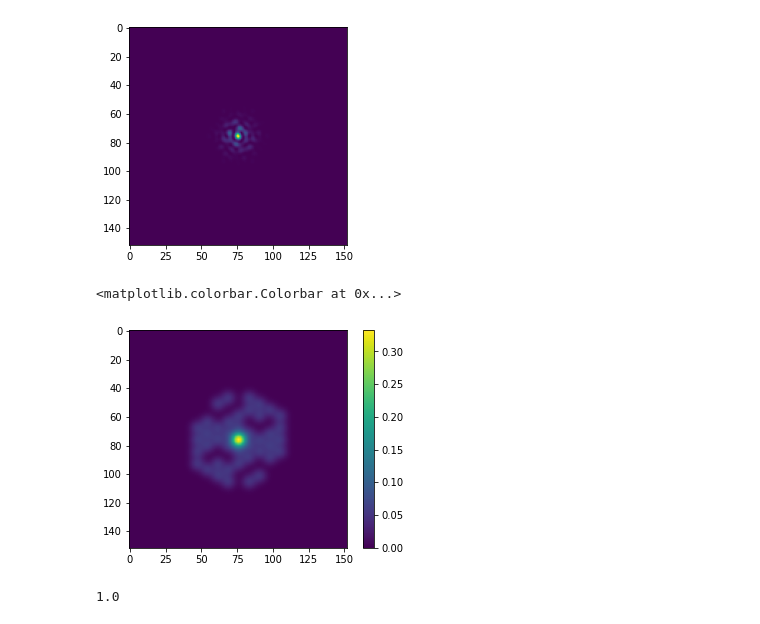
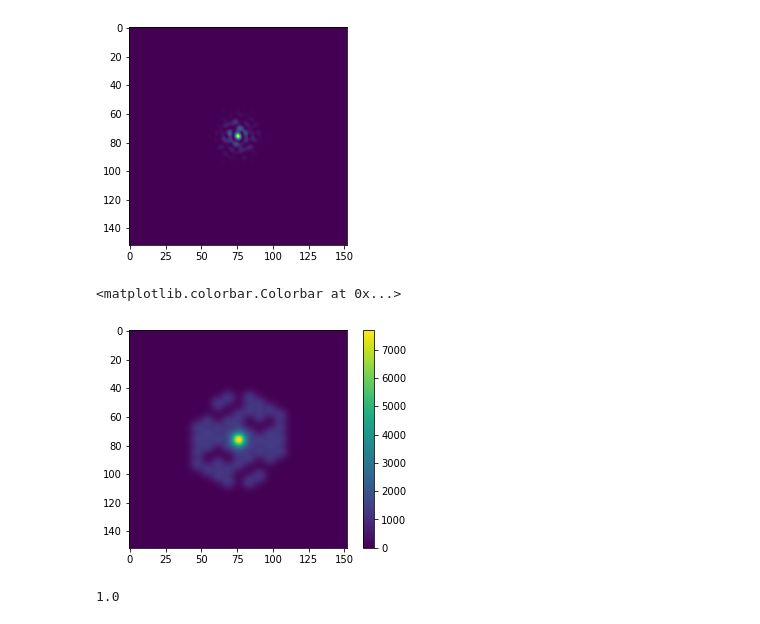
Before and after one commit to AlexandreAdam/ExoRIM, a Jupyter notebook: notebooks/jwst_noise.ipynb, the cells around one changed output. Saved outputs shown, nothing was run; the diff lists cells and outputs as text; code cells hidden in the pictures.

```diff
--- a/notebooks/jwst_noise.ipynb
+++ b/notebooks/jwst_noise.ipynb
@@ -64,11 +64,11 @@ plt.imshow(psfs[0][0].data * h)
 <matplotlib.image.AxesImage at 0x...>
 [figure]
 # %%
-plt.imshow(np.abs(np.fft.fftshift(np.fft.fft2(psfs[0][0].data * h))))
+plt.imshow(np.abs(np.fft.fftshift(np.fft.fft2(psfs[0][0].data * h * 152**2))))
 plt.colorbar()
 # %% [output]
 <matplotlib.colorbar.Colorbar at 0x...>
-[figure, old version]
+[figure, new version]
 # %%
 central_power = np.abs(np.fft.fft2(psfs[0][0].data)[0, 0])**2
 central_power
```
Also changed, not shown: 12 other files.
